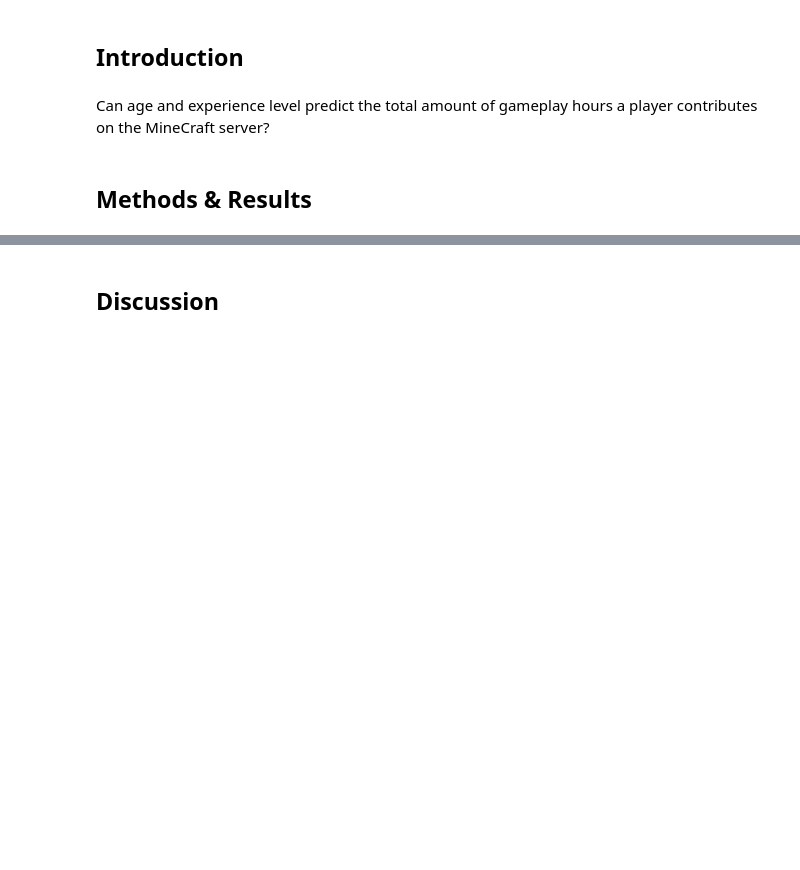
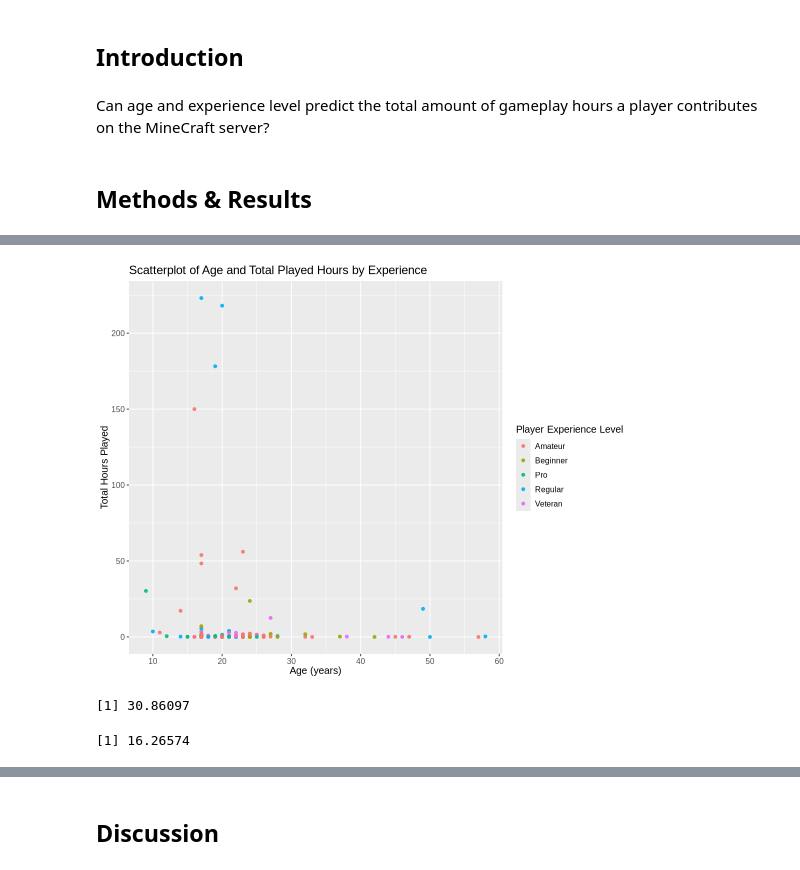
Before and after one commit to gnouvles/dsci100-004_group38, a Jupyter notebook: project_final_report.ipynb, the cells around one changed output, grey strips where cells are left out. Cells and saved outputs as stored; diff of their text form; code cells hidden in the pictures; blank space fills up the shorter version.

```diff
--- a/project_final_report.ipynb
+++ b/project_final_report.ipynb
@@ -38,0 +135,14 @@ Can age and experience level predict the total amount of gameplay hours a player
+# %%
+# Relationship between played hours and age
+options(repr.plot.width = 9, repr.plot.height = 7)
+players_plot <- players_select |>
+    ggplot(aes(x = Age, y = played_hours, color = experience)) +
+    geom_point(alpha = 0.9) +
+    labs(title = "Scatterplot of Age and Total Played Hours by Experience",
+         x = "Age (years)",
+         y = "Total Hours Played",
+         color = "Player Experience Level") +
+    theme(text = element_text(size = 12))
+players_plot
+# %% [output]
+[figure, added]
@@ -38,0 +168,23 @@ Can age and experience level predict the total amount of gameplay hours a player
+# %%
+# RMSE & RMSPE Values
+set.seed(38)
+lm_rmse <- players_fit |>
+         predict(players_training) |>
+         bind_cols(players_training) |>
+         metrics(truth = played_hours, estimate = .pred) |>
+         filter(.metric == "rmse") |>
+         select(.estimate) |>
+         pull()
+lm_rmse
+
+lm_rmspe <- players_fit |>
+         predict(players_testing) |>
+         bind_cols(players_testing) |>
+         metrics(truth = played_hours, estimate = .pred) |>
+         filter(.metric == "rmse") |>
+         select(.estimate) |>
+         pull()
+lm_rmspe
+# %% [output]
+[1] 30.86097
+[1] 16.26574
```
Also changed, not shown: parts of 10 cells of this notebook.
